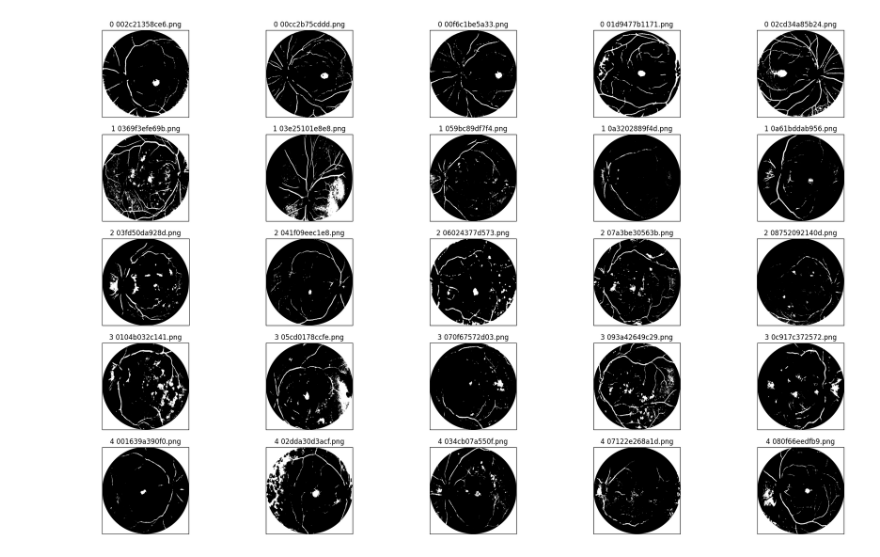
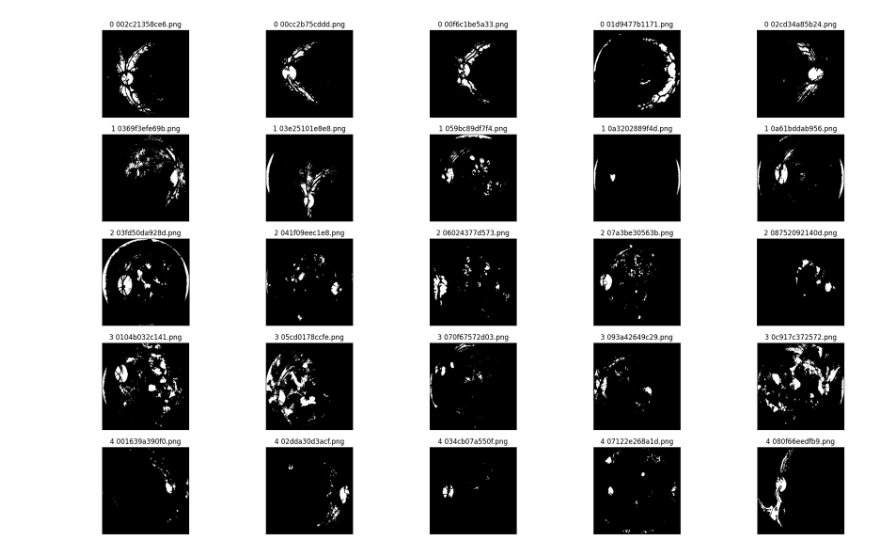
Before and after one commit to Bangik/diabetic-retinopathy-ml, a Jupyter notebook: exudateSegmentationTry.ipynb, the cells around one changed output. Drawn from its saved outputs; the diff is of its cells as text; code cells hidden in the pictures.

Commit message:
update exudate

```diff
--- a/exudateSegmentationTry.ipynb
+++ b/exudateSegmentationTry.ipynb
@@ -55,7 +103,7 @@ def exudate(img):
   img = clahe.apply(img)
 
   # Apply Otsu's threshold
-  _, thresholded = cv2.threshold(img, 0, 255, cv2.THRESH_BINARY + cv2.THRESH_OTSU)
+  _, thresholded = cv2.threshold(img, 150, 255, cv2.THRESH_BINARY_INV)
 
   # Invert the image to segment the exudates
   thresholded = 255 - thresholded
@@ -68,18 +116,25 @@ def exudate(img):
 # %%
 path_dataset = 'E:/Pawang Code/Diabetic Retinopathy/dataset_filter'
 fig = plt.figure(figsize=(25, 16))
 j= 0
 for folder in os.listdir(path_dataset):
     sub_folder_files = os.listdir(os.path.join(path_dataset, folder))
     for i, filename in enumerate(sub_folder_files):
         ax = fig.add_subplot(5, 5, j+1, xticks=[], yticks=[])
         img = cv2.imread(os.path.join(path_dataset, folder, filename))
         img = circle_crop_v2(img)
-        img = exudate(img)
-        plt.imshow(cv2.cvtColor(img, cv2.COLOR_BGR2RGB))
+        ex = exudate(img)
+        bv = extract_bv(img)
+        # mask exudate with original image
+        # img[ex == 255] = [0, 0, 255]
+        # plt.imshow(cv2.cvtColor(img, cv2.COLOR_BGR2RGB))
+
+        # remove blood vessels from exudate with mask method
+
+        plt.imshow(ex, cmap='gray')
         ax.set_title(folder + ' ' + filename)
         j += 1
         if i == 4:
             break
 # %% [output]
-[figure, old version]
+[figure, new version]
```
Also changed, not shown: parts of 1 cell of this notebook.
